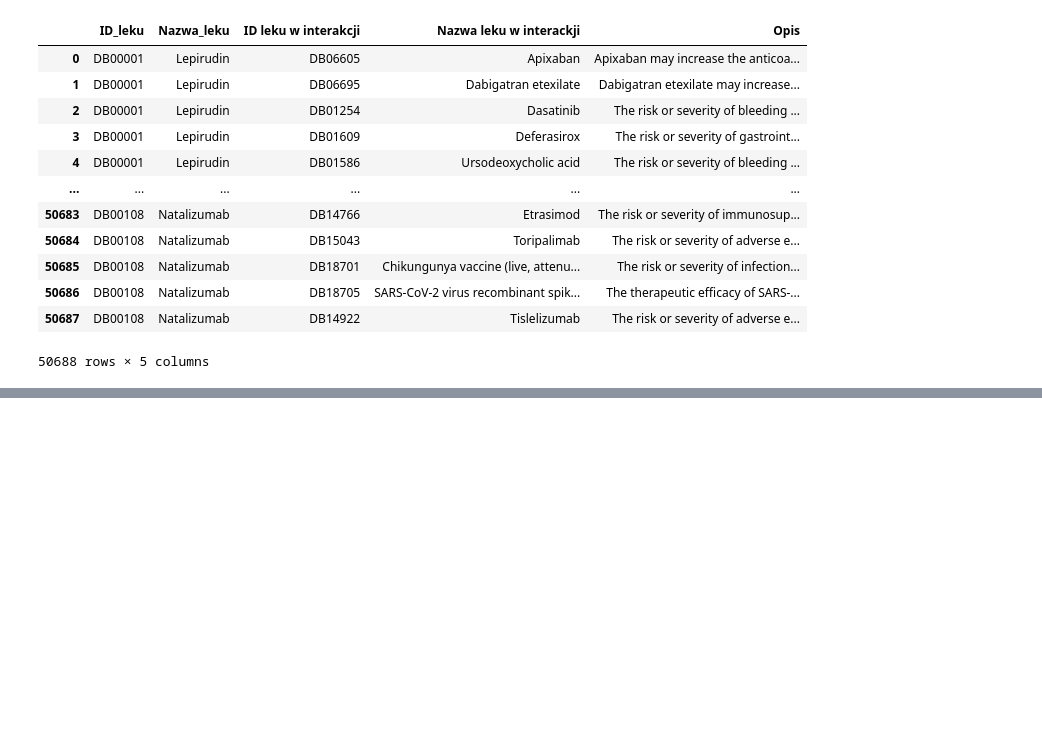
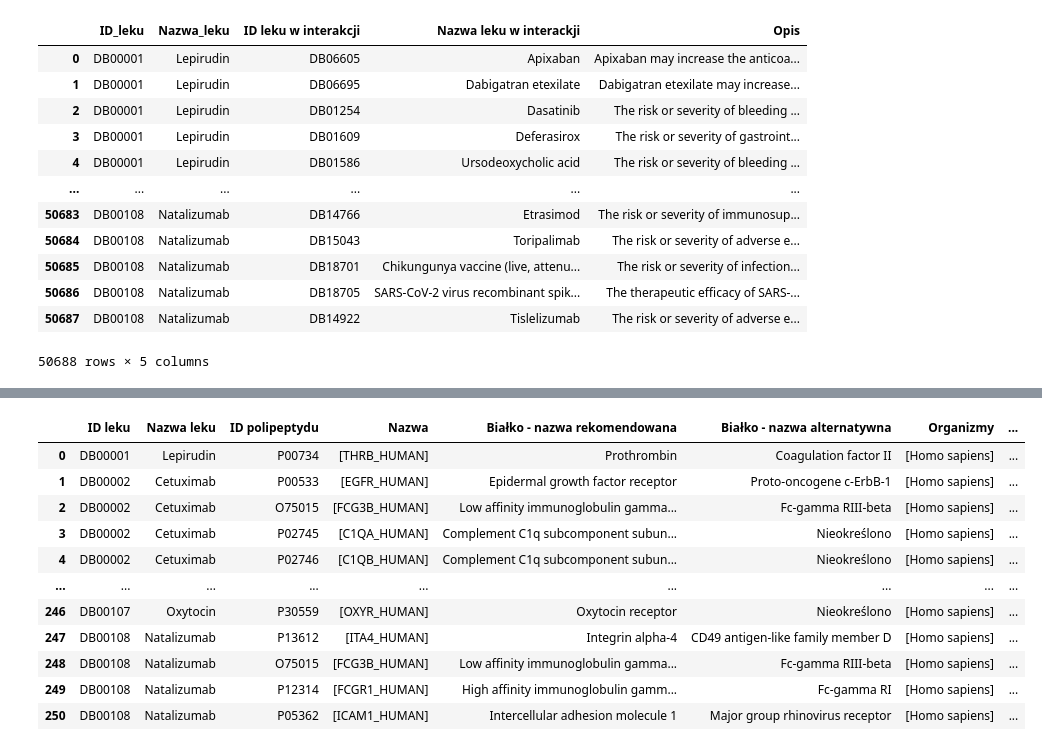
Before and after one commit to pstol123/drugbank-explorer, a Jupyter notebook: 1.ipynb, the cells around one changed output, grey strips where cells are left out. Saved outputs shown, nothing was run; the diff lists cells and outputs as text; code cells hidden in the pictures; blank space fills up the shorter version.

```diff
--- a/1.ipynb
+++ b/1.ipynb
@@ -752,0 +753,87 @@ prezentuj('IL2RA')
+# %%
+from bs4 import BeautifulSoup
+import pandas as pd
+import requests
+
+#będę używał bazy UniProt
+
+with open("drugbank_partial.xml", 'r') as file:
+    xml_page = file.read()
+
+soup = BeautifulSoup(xml_page, 'xml')
+data = soup.find_all(lambda lek: lek.name == 'drug' and lek.has_attr('xmlns'))
+
+def wypelnij(pom):
+     if(pom is None):
+         return "Nieokreślono"
+     else:
+          if (pom.text == ''):
+               return "Nieokreślono"
+          return pom.text
+
+wiersze = []
+for lek in data:
+    grupy_targetow = lek.find_all('targets')
+
+    for grupa_targetow in grupy_targetow:
+        targety = grupa_targetow.find_all('target')
+
+        for target in targety:
+            poli = target.find_all("polypeptide")
+
+            for peptyd in poli:
+                baza = peptyd.get('source')
+                id_baza = peptyd.get('id')
+
+                url  = "https://rest.uniprot.org/uniprotkb/" + id_baza +'.xml'
+                odpowiedz = requests.get(url)
+
+                if(odpowiedz.status_code != 200):
+                    print('Blad')
+                    continue
+                soup2 = BeautifulSoup(odpowiedz.text, 'xml')
+                protein = soup2.find('protein')
+
+                if(protein is None):
+                    continue
+
+                rec_name = protein.find('recommendedName')
+                alt_name = protein.find('alternativeName')
+                if(alt_name is None):
+                    alt_name_full = 'Nieokreślono'
+                else:
+                    alt_name_full = wypelnij(alt_name.find('fullName'))
+
+                target_info = {
+                    "ID leku" : lek.find(lambda atr: atr.name == 'drugbank-id' and atr.has_attr('primary')).text,
+                    "Nazwa leku" : wypelnij(lek.find('name')),
+                    "ID polipeptydu" : id_baza,
+                    "Nazwa": soup2.find('name'),
+                    "Białko - nazwa rekomendowana" : wypelnij(rec_name.find('fullName')),
+                    "Białko - nazwa alternatywna" : alt_name_full,
+                    "Organizmy" : soup2.find('organism').find('name'),
+                    "Długość sekwencji" : soup2.find('sequence').get('length'),
+                    "Masa cząsteczkowa" : soup2.find('sequence').get('mass'),
+                    "Existance" : soup2.find('proteinExistence').get('type')
+
+                }
+
+                wiersze.append(target_info)
+
+
+wynik = pd.DataFrame(wiersze)
+
+wynik
+# %% [output]
+|  | ID leku | Nazwa leku | ID polipeptydu | Nazwa | Białko - nazwa rekomendowana | Białko - nazwa alternatywna | Organizmy | ... |
+| 0 | DB00001 | Lepirudin | P00734 | [THRB_HUMAN] | Prothrombin | Coagulation factor II | [Homo sapiens] | ... |
+| 1 | DB00002 | Cetuximab | P00533 | [EGFR_HUMAN] | Epidermal growth factor receptor | Proto-oncogene c-ErbB-1 | [Homo sapiens] | ... |
+| 2 | DB00002 | Cetuximab | O75015 | [FCG3B_HUMAN] | Low affinity immunoglobulin gamma... | Fc-gamma RIII-beta | [Homo sapiens] | ... |
+| 3 | DB00002 | Cetuximab | P02745 | [C1QA_HUMAN] | Complement C1q subcomponent subun... | Nieokreślono | [Homo sapiens] | ... |
+| 4 | DB00002 | Cetuximab | P02746 | [C1QB_HUMAN] | Complement C1q subcomponent subun... | Nieokreślono | [Homo sapiens] | ... |
+| ... | ... | ... | ... | ... | ... | ... | ... | ... |
+| 246 | DB00107 | Oxytocin | P30559 | [OXYR_HUMAN] | Oxytocin receptor | Nieokreślono | [Homo sapiens] | ... |
+| 247 | DB00108 | Natalizumab | P13612 | [ITA4_HUMAN] | Integrin alpha-4 | CD49 antigen-like family member D | [Homo sapiens] | ... |
+| 248 | DB00108 | Natalizumab | O75015 | [FCG3B_HUMAN] | Low affinity immunoglobulin gamma... | Fc-gamma RIII-beta | [Homo sapiens] | ... |
+| 249 | DB00108 | Natalizumab | P12314 | [FCGR1_HUMAN] | High affinity immunoglobulin gamm... | Fc-gamma RI | [Homo sapiens] | ... |
+| 250 | DB00108 | Natalizumab | P05362 | [ICAM1_HUMAN] | Intercellular adhesion molecule 1 | Major group rhinovirus receptor | [Homo sapiens] | ... |
```
Also changed, not shown: parts of 2 cells of this notebook.
